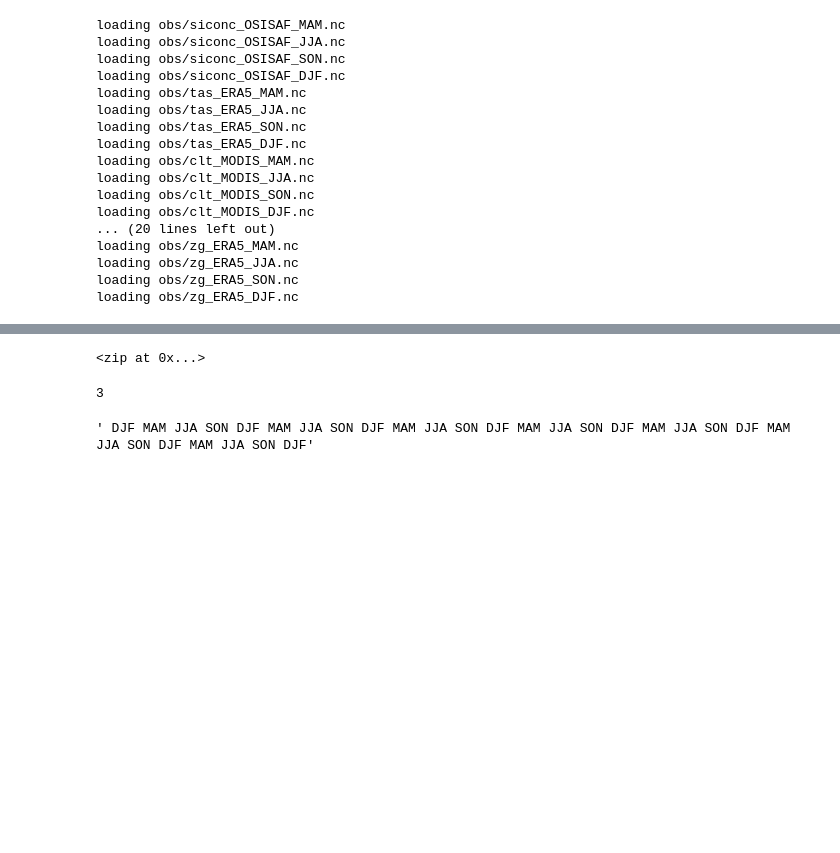
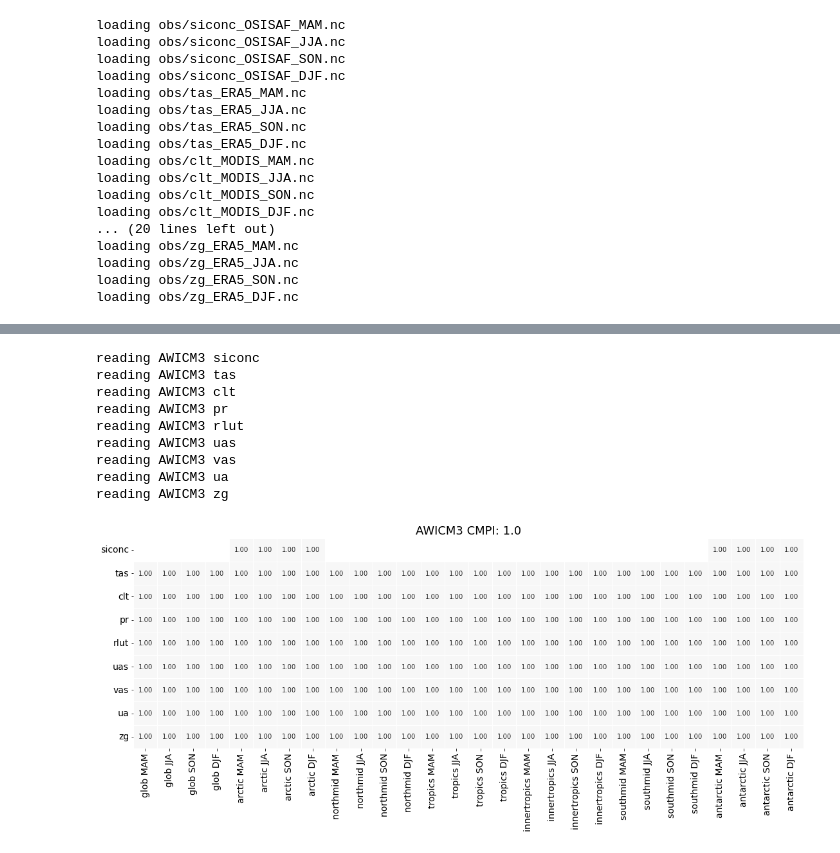
Before and after one commit to JanStreffing/cmpitool, a Jupyter notebook: cmpi_testbed.ipynb, the cells around one changed output, grey strips where cells are left out. Cells and saved outputs as stored; diff of their text form; code cells hidden in the pictures; blank space fills up the shorter version.

```diff
--- a/cmpi_testbed.ipynb
+++ b/cmpi_testbed.ipynb
@@ -358,7 +492,7 @@ for model in models:
 # %%
 #Write field mean of errors into csv files
 for model in models:
-    with open(out_path+model+'.csv', 'w', newline='') as csvfile:
+    with open(out_path+'abs/'+model+'.csv', 'w', newline='') as csvfile:
         writer = csv.writer(csvfile, delimiter=' ',quotechar='|', quoting=csv.QUOTE_MINIMAL)
         writer.writerow(['Variable','Region','Season','AbsMeanError'])
         for var in models[model]:
@@ -582,12 +576,0 @@ c=zip(a,b)
-# %%
-c
-# %% [output]
-<zip at 0x...>
-# %%
-len(a[0])
-# %% [output]
-3
-# %%
-b
-# %% [output]
-' DJF MAM JJA SON DJF MAM JJA SON DJF MAM JJA SON DJF MAM JJA SON DJF MAM JJA SON DJF MAM JJA SON DJF MAM JJA SON DJF'
@@ -593,0 +634,62 @@ b
+# %%
+#Read precalculated evaluation field means of errors from csv files and plot heatmap
+collect_frac = np.empty([len(models),len(obs),len(regions),len(seasons)])*np.nan
+i=0
+for model in models:
+    df = pd.read_csv(out_path+'frac/'+model+'_fraction.csv', delimiter=' ')
+    values = df['FracMeanError'] #you can also use df['column_name']
+    j=0
+    r=0
+    for var in obs:
+        k=0
+        a=(df['Variable']==var).to_list()
+        if any(a): # Check if variable appears in list. If not, skip it.
+            print('reading',model,var)
+            pass
+        else:
+            j+=1
+            print('skipping',model,var)
+            continue
+        for region in regions:
+            l=0 # Check if combination of variable and region appears in list. If not, skip it.
+            if np.max(np.add(list(map(int, (df['Variable']==var).to_list())),list(map(int, (df['Region']==region).to_list())))) ==2:
+                pass
+            else:
+                k+=1
+                continue
+            for seas in seasons:
+                collect_frac[i,j,k,l]=values[r]
+                l+=1
+                r+=1
+            k+=1
+        j+=1
+    collect_frac_reshaped = collect_frac[i,:,:,:].reshape(len(obs),len(regions)*len(seasons))
+    #collect_frac_reshaped = collect_frac[i,:,:,:].reshape(j,k*l)
+
+    seasons_plot = [' MAM', ' JJA', ' SON', ' DJF'] #adding spaces in front
+    a=seasons_plot*len(regions)
+    b=np.repeat(list(regions.keys()),len(seasons_plot))
+    coord=[n+str(m) for m,n in zip(a,b)]
+    collect_frac_dataframe = pd.DataFrame(data=collect_frac_reshaped, index=obs, columns=coord)
+
+    fig, ax = plt.subplots(figsize=(len(coord)/1.5,len(obs)/1.5))
+    fig.patch.set_facecolor('white')
+    plt.rcParams['axes.facecolor'] = 'white'
+    ax = sns.heatmap(collect_frac_dataframe, vmin=0.5, vmax=1.5,center=1,annot=True,fmt='.2f',cmap="PiYG_r",cbar=False,linewidths=1)
+    plt.xticks(rotation=90,fontsize=14)
+    plt.yticks(rotation=0, ha='right',fontsize=14)
+    plt.title(model+' CMPI: '+str(round(cmpi[model],3)), fontsize=18)
+
+    plt.savefig(out_path+'plot/'+model+'.png',dpi=150,bbox_inches='tight')
+    i+=1
+# %% [output]
+reading AWICM3 siconc
+reading AWICM3 tas
+reading AWICM3 clt
+reading AWICM3 pr
+reading AWICM3 rlut
+reading AWICM3 uas
+reading AWICM3 vas
+reading AWICM3 ua
+reading AWICM3 zg
+[figure, added]
```
Also changed, not shown: parts of 11 cells of this notebook, 35 other files.
